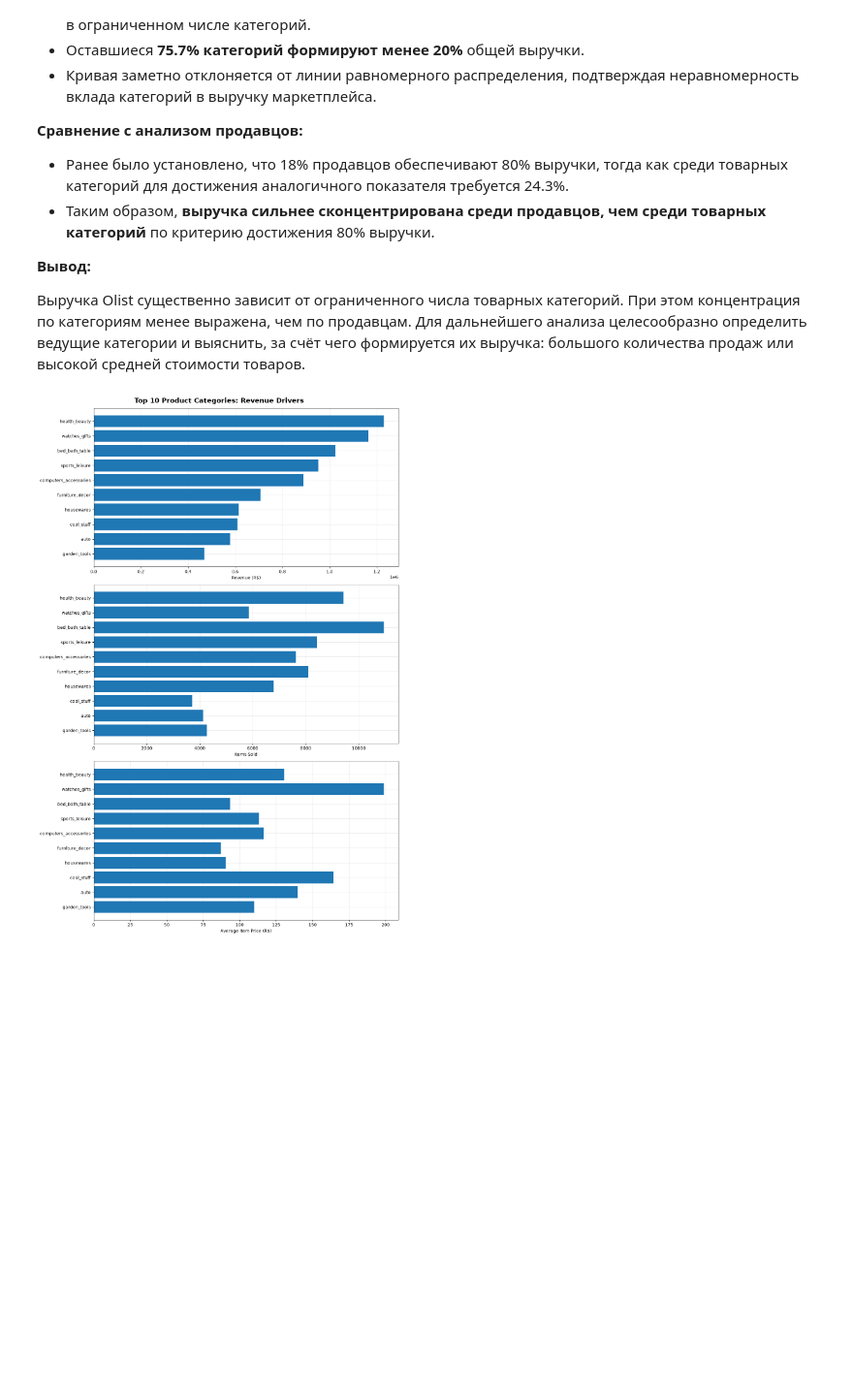
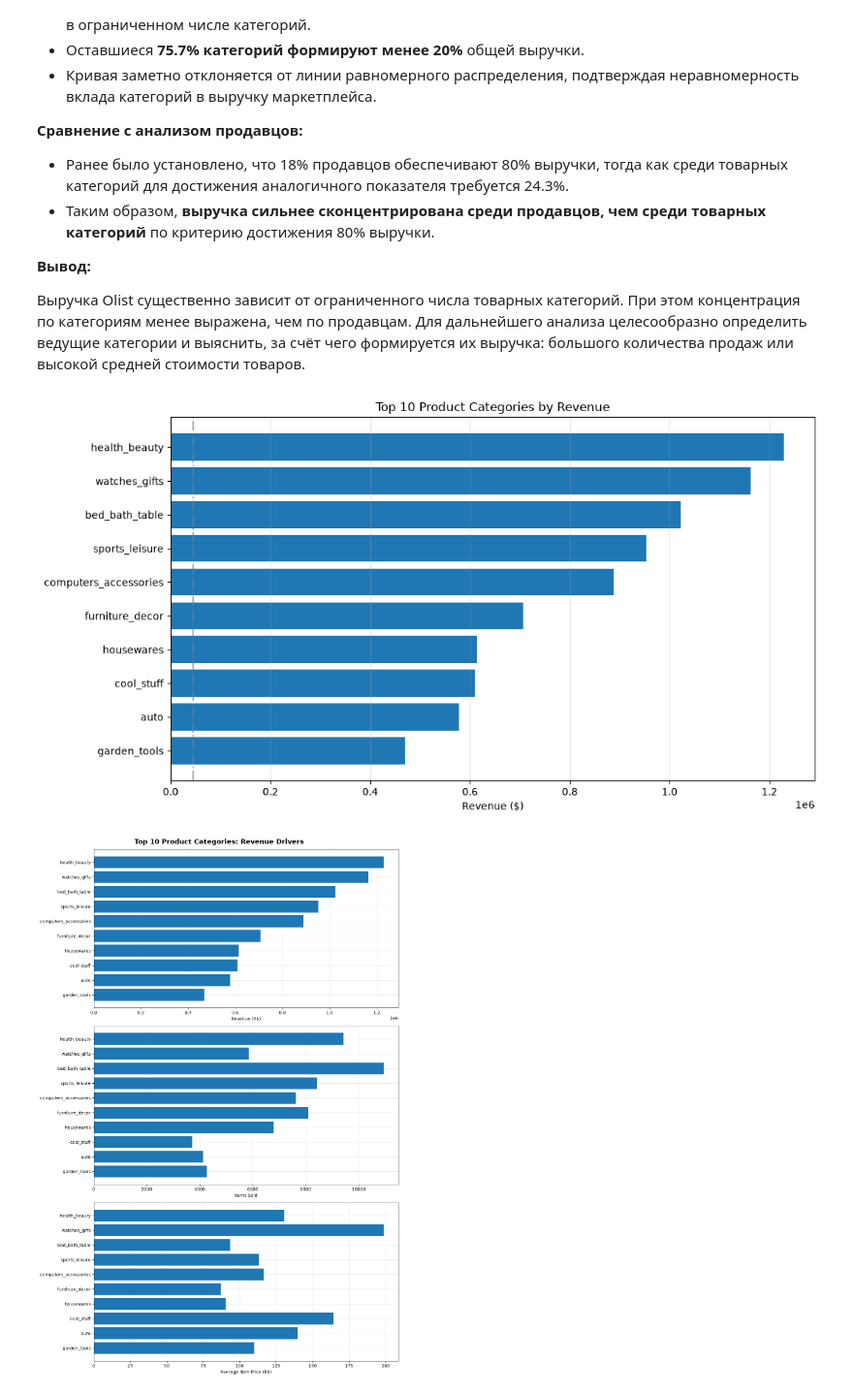
Before and after one commit to radmirmudarisov77-sketch/olist-ecommerce-sql-analysis, a Jupyter notebook: notebooks/02_eda.ipynb, the cells around one changed output. Shown at 97% size. Saved outputs shown, nothing was run; the diff lists cells and outputs as text; code cells hidden in the pictures; blank space fills up the shorter version.

```diff
--- a/notebooks/02_eda.ipynb
+++ b/notebooks/02_eda.ipynb
@@ -547,22 +556,25 @@ plt.show()
 
 Выручка Olist существенно зависит от ограниченного числа товарных категорий. При этом концентрация по категориям менее выражена, чем по продавцам. Для дальнейшего анализа целесообразно определить ведущие категории и выяснить, за счёт чего формируется их выручка: большого количества продаж или высокой средней стоимости товаров.
 # %%
+top10_cat = categories.sort_values('revenue', ).head(10)
 top = categories.head(10).sort_values('revenue')
 
 plt.figure(figsize=(11, 6))
 plt.axvline(x=categories.revenue.median(), linestyle='-.', alpha=0.7, color='gray')
 plt.barh(
     top['category'],
     top['revenue']
 )
 
-plt.xlabel('Revenue (R$)')
+plt.xlabel('Revenue ($)')
 plt.title('Top 10 Product Categories by Revenue')
 plt.grid(axis='x', alpha=0.3)
 plt.tight_layout()
 plt.savefig("../images/revenue_by_cats.png", dpi=150, bbox_inches="tight")
 
 plt.show()
+# %% [output]
+[figure, added]
 # %%
 top = categories.head(10).iloc[::-1]
 
```
Also changed, not shown: parts of 7 cells of this notebook.
